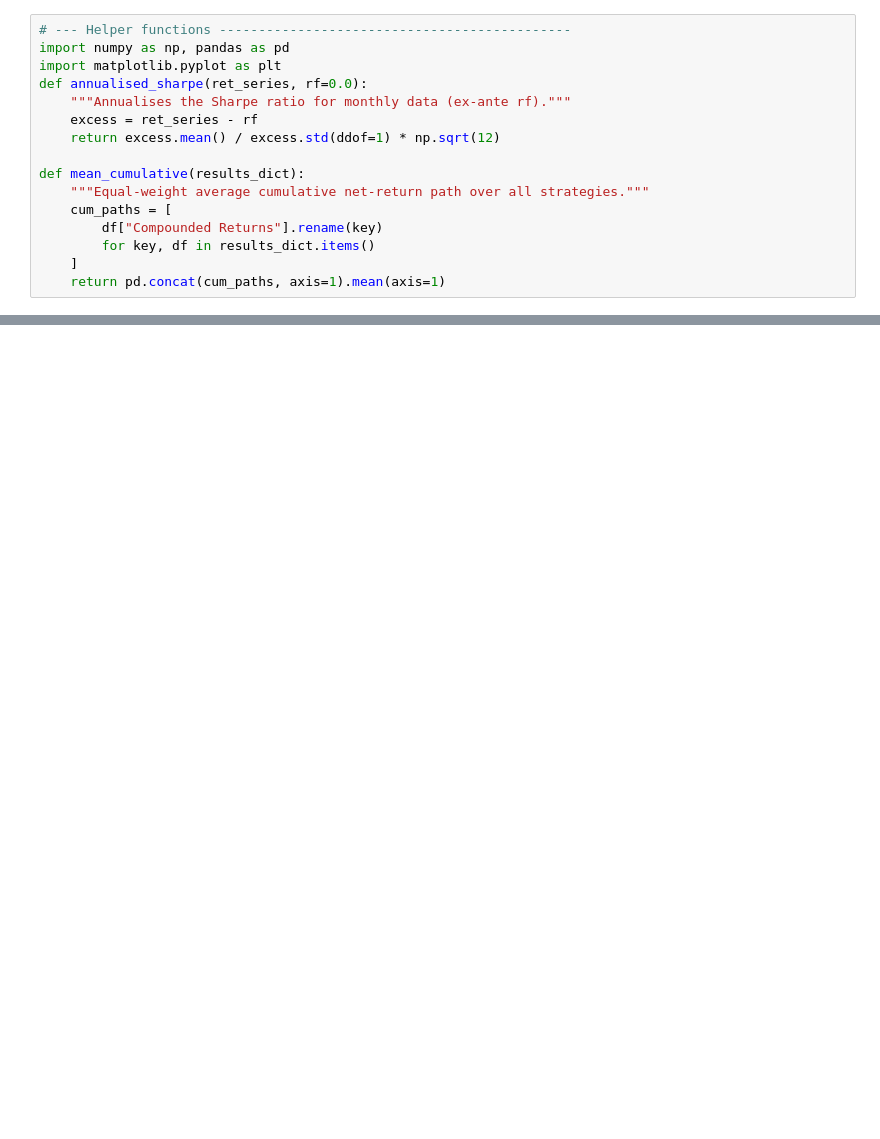
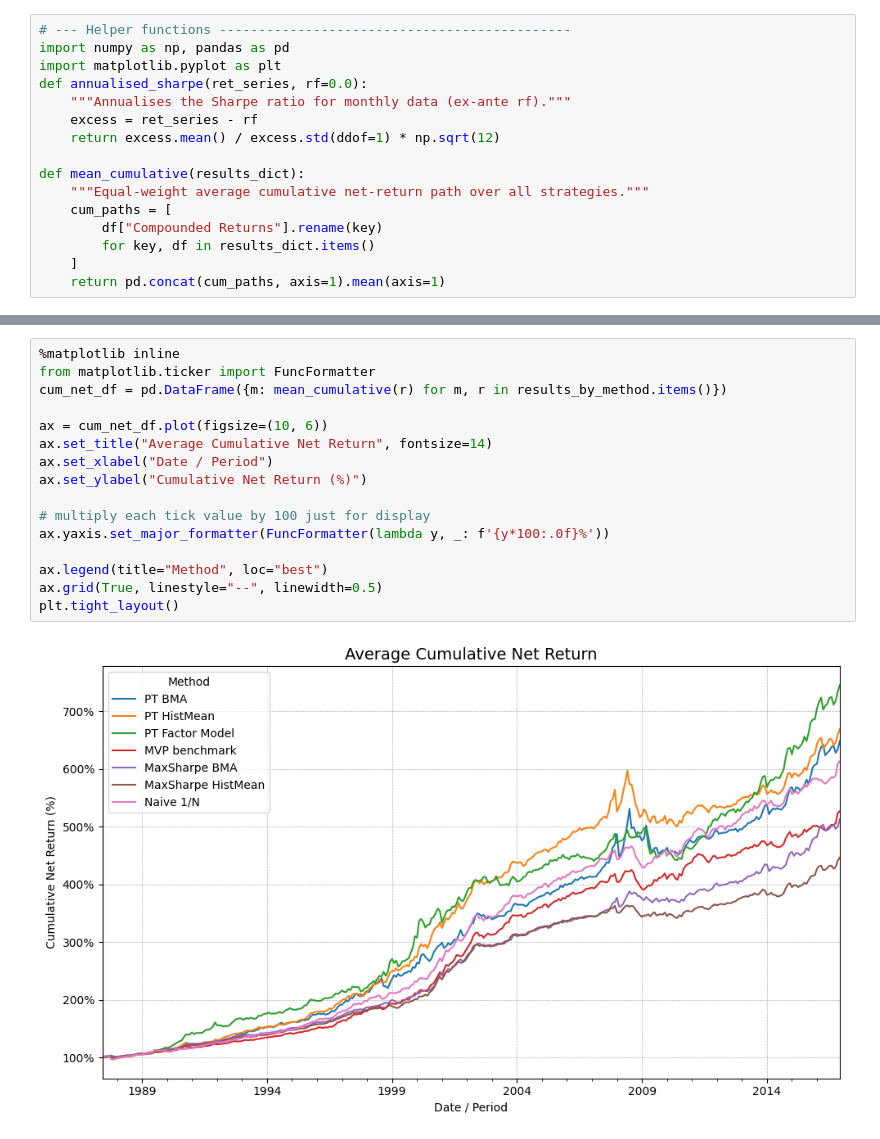
Before and after one commit to CheeseT99/speciale_repo, a Jupyter notebook: jupyternotebooks/results_pt_avg.ipynb, the cells around one changed output, grey strips where cells are left out. Drawn from its saved outputs; the diff is of its cells as text; blank space fills up the shorter version.

```diff
--- a/jupyternotebooks/results_pt_avg.ipynb
+++ b/jupyternotebooks/results_pt_avg.ipynb
@@ -204,3 +312,21 @@ Final Wealth (average of strategies)
+# %%
+%matplotlib inline
+from matplotlib.ticker import FuncFormatter
+cum_net_df = pd.DataFrame({m: mean_cumulative(r) for m, r in results_by_method.items()})
+
+ax = cum_net_df.plot(figsize=(10, 6))
+ax.set_title("Average Cumulative Net Return", fontsize=14)
+ax.set_xlabel("Date / Period")
+ax.set_ylabel("Cumulative Net Return (%)")
+
+# multiply each tick value by 100 just for display
+ax.yaxis.set_major_formatter(FuncFormatter(lambda y, _: f'{y*100:.0f}%'))
+
+ax.legend(title="Method", loc="best")
+ax.grid(True, linestyle="--", linewidth=0.5)
+plt.tight_layout()
+# %% [output]
+[figure, added]
 # %%
 # --- Average Certainty Equivalents -------------------------------
 ce_df_all = ev.compare_certainty_equivalents(results_by_method, reference_series)
```
Also changed, not shown: parts of 14 cells of this notebook.
